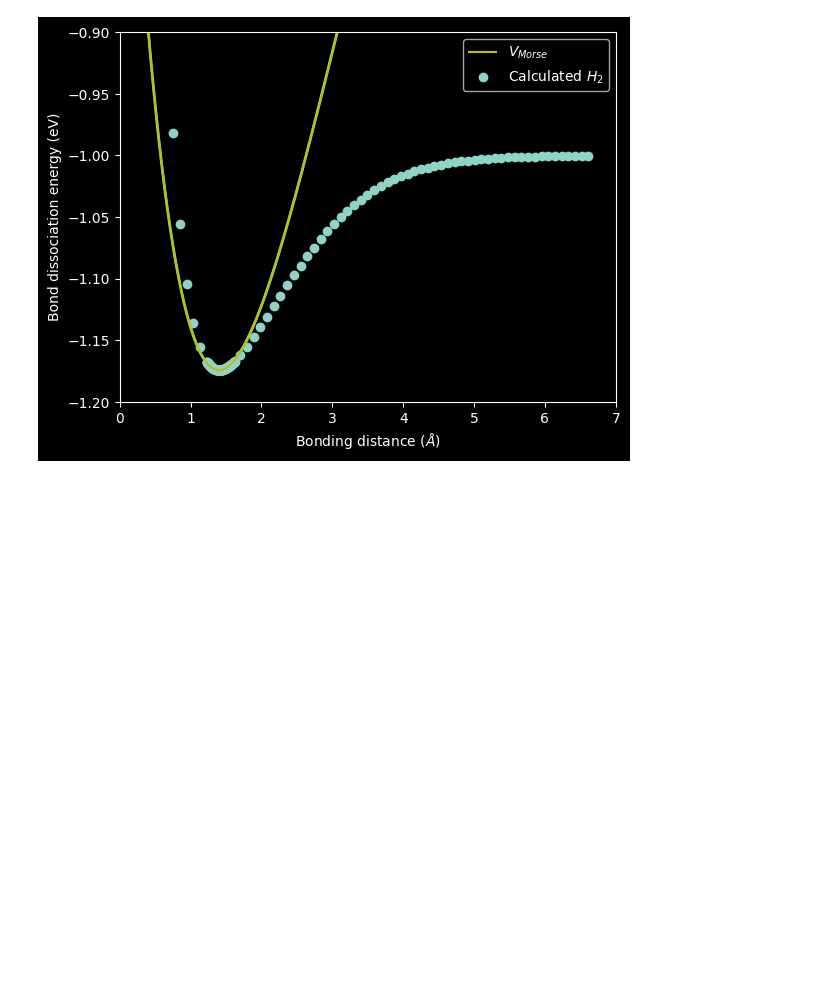
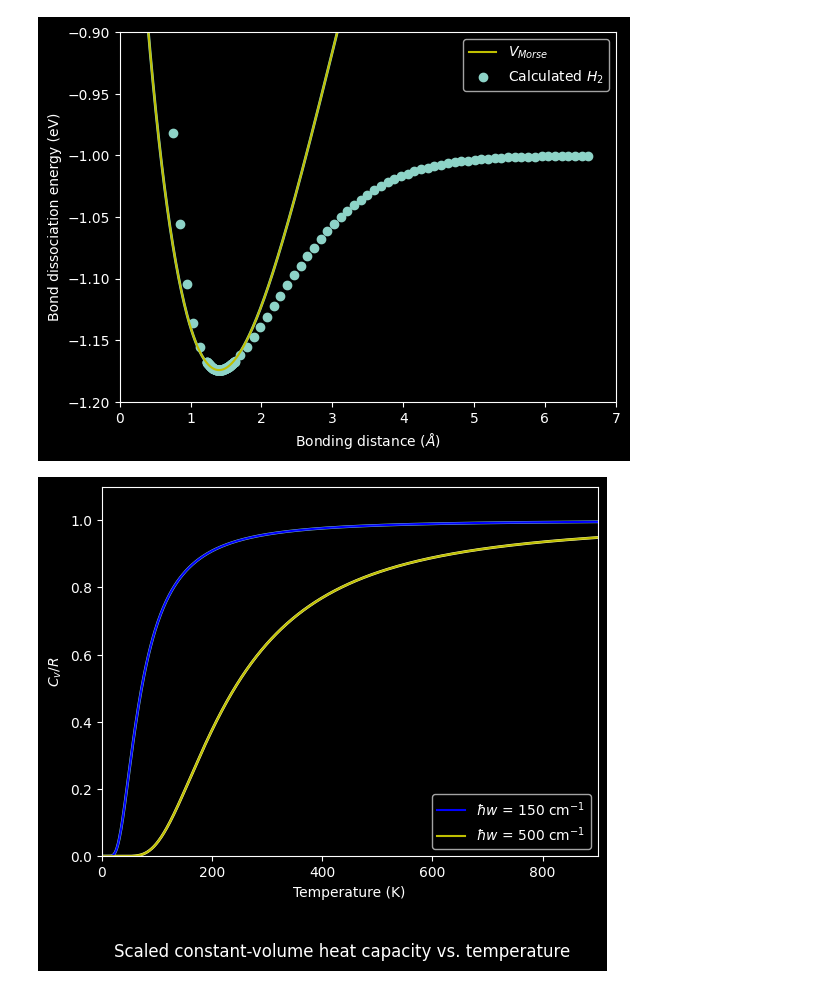
Before and after one commit to GitTrippin123/Quantum, a Jupyter notebook: Classworks.ipynb, the cells around one changed output. Saved outputs shown, nothing was run; the diff lists cells and outputs as text; code cells hidden in the pictures; blank space fills up the shorter version.

```diff
--- a/Classworks.ipynb
+++ b/Classworks.ipynb
@@ -197,3 +197,30 @@ plt.ylabel("Bond dissociation energy (eV)")
 plt.show()
 # %% [output]
 [figure]
+# %%
+plt.figure(68)
+
+a1 = 215.768091673
+
+t = np.arange(-0.1,900,1)
+s = (a1/t)**2*(np.exp(-a1/t)/(np.exp(-a1/t)-1)**2)
+line, = plt.plot(t,s,lw=2)
+
+a2 = 719.226972243
+
+b = (a2/t)**2*(np.exp(-a2/t)/(np.exp(-a2/t)-1)**2)
+line, = plt.plot(t,b,lw=2)
+
+plt.ylim(0,1.1)
+plt.xlim(-0.1,900)
+
+plt.plot(t, s, "-b", label= r'$\hbar w$'" = 150 cm"r'$^{-1}$')
+plt.plot(t, b, "-y", label= r'$\hbar w$'" = 500 cm"r'$^{-1}$')
+plt.legend(loc="lower right")
+
+plt.figtext(0.5,-0.1,"Scaled constant-volume heat capacity vs. temperature", ha='center', fontsize=12)
+plt.xlabel("Temperature (K)")
+plt.ylabel(r'$C_v/R$')
+plt.show()
+# %% [output]
+[figure, added]
```
Also changed, not shown: 6 other files.
